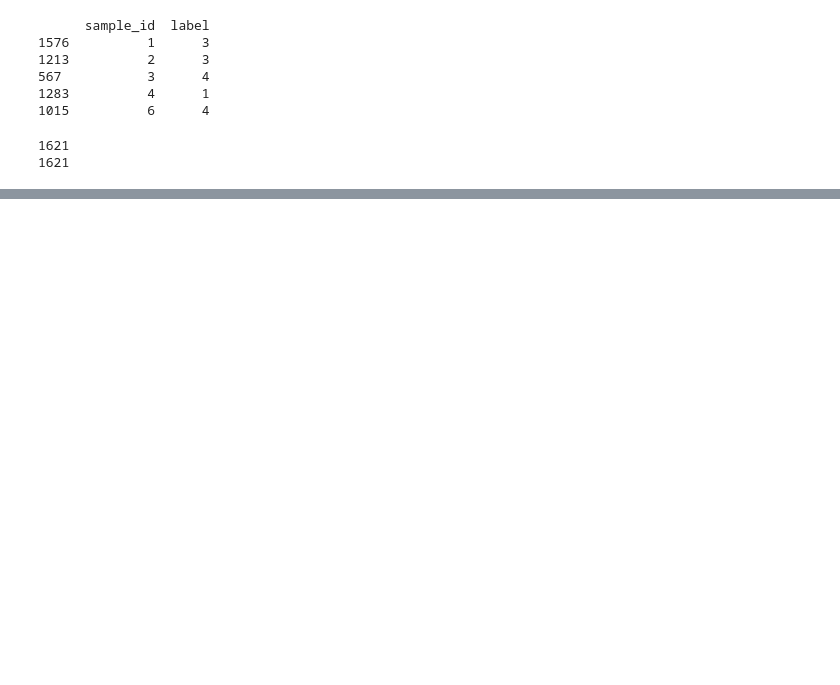
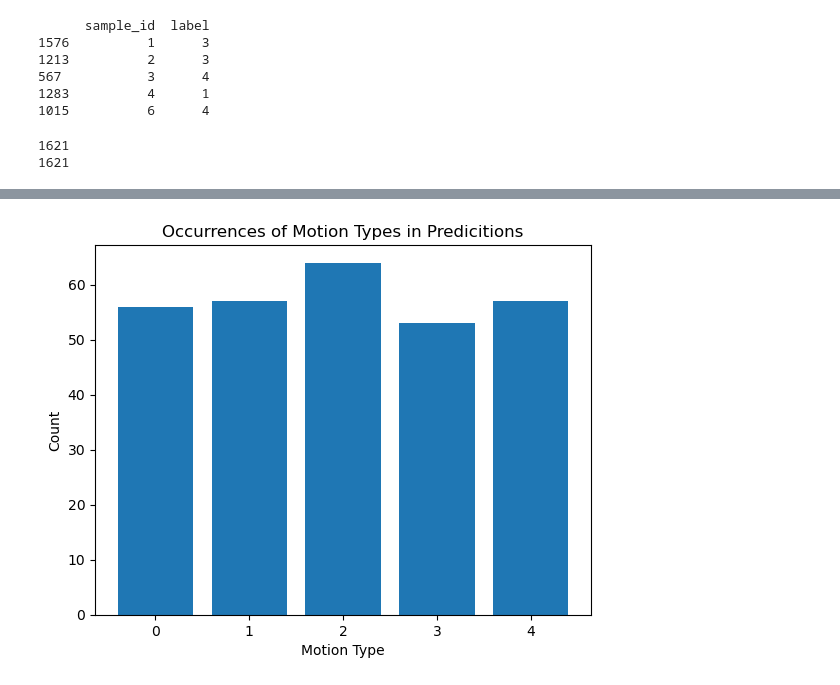
Before and after one commit to jamesruntas/Henry-The-Motion-ML-Model, a Jupyter notebook: SYSC4415_Assignment3_James_Runtas.ipynb, the cells around one changed output, grey strips where cells are left out. Saved outputs shown, nothing was run; the diff lists cells and outputs as text; code cells hidden in the pictures; blank space fills up the shorter version.

```diff
--- a/SYSC4415_Assignment3_James_Runtas.ipynb
+++ b/SYSC4415_Assignment3_James_Runtas.ipynb
@@ -189,0 +382,26 @@ ValueError: operands could not be broadcast together with shapes (325,) (1296,)
+# %%
+from tensorflow.keras.models import load_model
+# load saved feature selector object
+with open('selector.pkl', 'rb') as f:
+    selector = pickle.load(f)
+#load model
+model = load_model('CNN_motion.h5')
+# load new data
+new_data = df_test
+
+# transform new data to have same shape as input data used to train the model
+new_data_transformed = selector.transform(new_data)
+new_data_transformed = scaler.transform(new_data_transformed)
+
+# reshape new data to fit the input shape of the CNN model
+new_data_transformed = np.reshape(new_data_transformed, (new_data_transformed.shape[0], 1, n, 1))
+
+# make predictions on new data using trained CNN model
+y_pred = model.predict(new_data_transformed)
+y_pred_classes = np.argmax(y_pred, axis=1)
+
+# save predictions to a CSV file
+np.savetxt('predicted_classes.csv', y_pred_classes, delimiter=',')
+
+print(y_pred_classes.shape)
+print(y_pred_classes)
@@ -189,0 +443,12 @@ ValueError: operands could not be broadcast together with shapes (325,) (1296,)
+# %%
+# Get the unique elements and their counts
+unique_elements, counts = np.unique(y_pred_classes, return_counts=True)
+
+# Plot the counts as a bar plot
+plt.bar(unique_elements, counts)
+plt.xlabel('Motion Type')
+plt.ylabel('Count')
+plt.title('Occurrences of Motion Types in Predicitions')
+plt.show()
+# %% [output]
+[figure, added]
```
Also changed, not shown: parts of 21 cells of this notebook, 6 other files.
